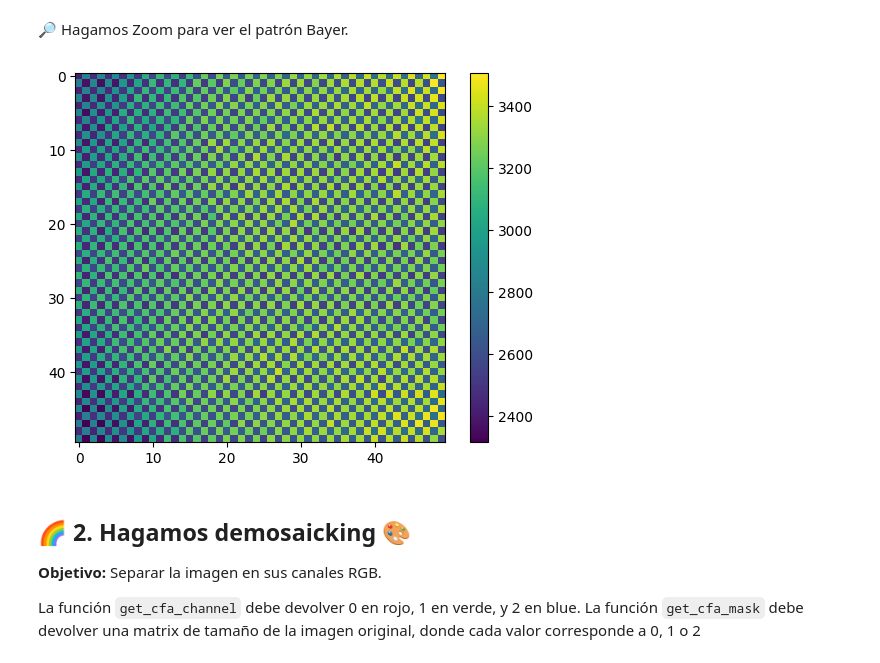
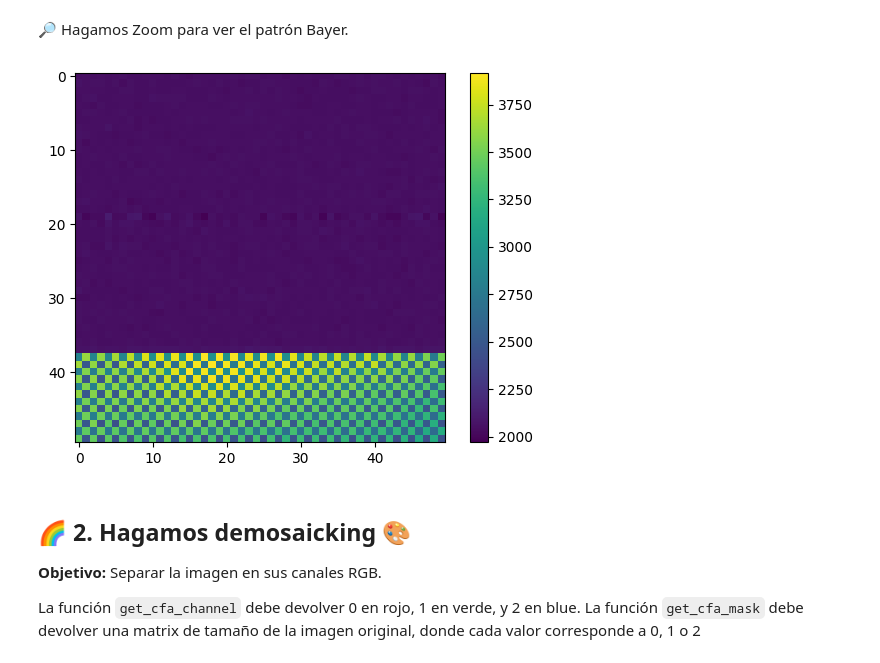
Before and after one commit to MTDelgado12/Hands-on-Computer-Vision, a Jupyter notebook: sesiones/sesion2/Sesion2_1_Demosaicking.ipynb, the cells around one changed output. Drawn from its saved outputs; the diff is of its cells as text; code cells hidden in the pictures.

```diff
--- a/sesiones/sesion2/Sesion2_1_Demosaicking.ipynb
+++ b/sesiones/sesion2/Sesion2_1_Demosaicking.ipynb
@@ -85,11 +85,11 @@ plt.show()
 # %% [markdown]
 🔎 Hagamos Zoom para ver el patrón Bayer.
 # %%
-plt.imshow(image[500:550, 300:350]) # 🛠️ Cambia los valores para explorar otras regiones
+plt.imshow(image[0:50, 300:350]) # 🛠️ Cambia los valores para explorar otras regiones
 plt.colorbar()
 plt.show()
 # %% [output]
-[figure, old version]
+[figure, new version]
 # %% [markdown]
 ## 🌈 **2. Hagamos demosaicking** <a name="tema3"></a> 🎨
 
```
Also changed, not shown: parts of 5 cells of this notebook.
